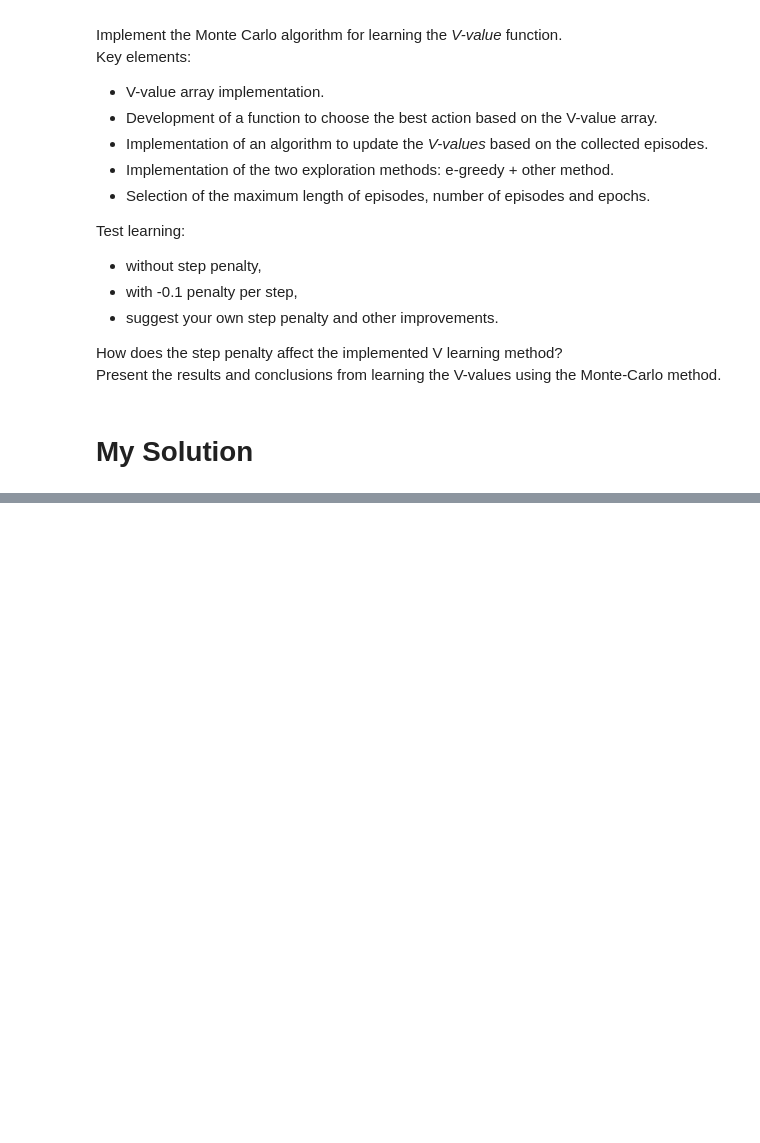
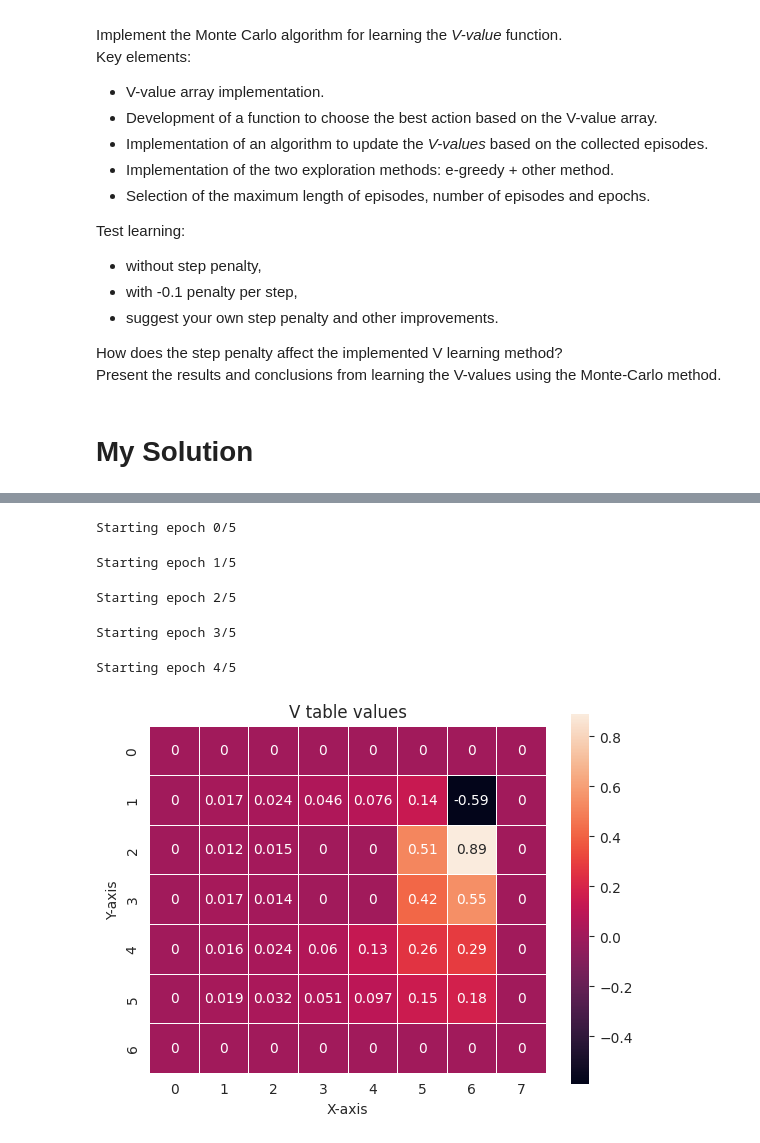
Before and after one commit to MarekBorzyszkowski/GUZW_1, a Jupyter notebook: src/DRL_assignment1.ipynb, the cells around one changed output, grey strips where cells are left out. Drawn from its saved outputs; the diff is of its cells as text; code cells hidden in the pictures; blank space fills up the shorter version.

```diff
--- a/src/DRL_assignment1.ipynb
+++ b/src/DRL_assignment1.ipynb
@@ -426 +428,14 @@ Starting epoch 4/5
 [interactive output not drawn]
+# %%
+#softmax
+agent = Monte_Carlo_agent(env, exploration_method=Explorations.SOFTMAX, gamma=0.9, penalty=0.0)
+agent.train(number_of_epochs=5,number_of_episodes=100, max_run_length=100)
+agent.plot_v_heatmap()
+agent.show_last_replay()
+# %% [output]
+Starting epoch 0/5
+Starting epoch 1/5
+Starting epoch 2/5
+Starting epoch 3/5
+Starting epoch 4/5
+[figure, added]
```
Also changed, not shown: parts of 3 cells of this notebook.
